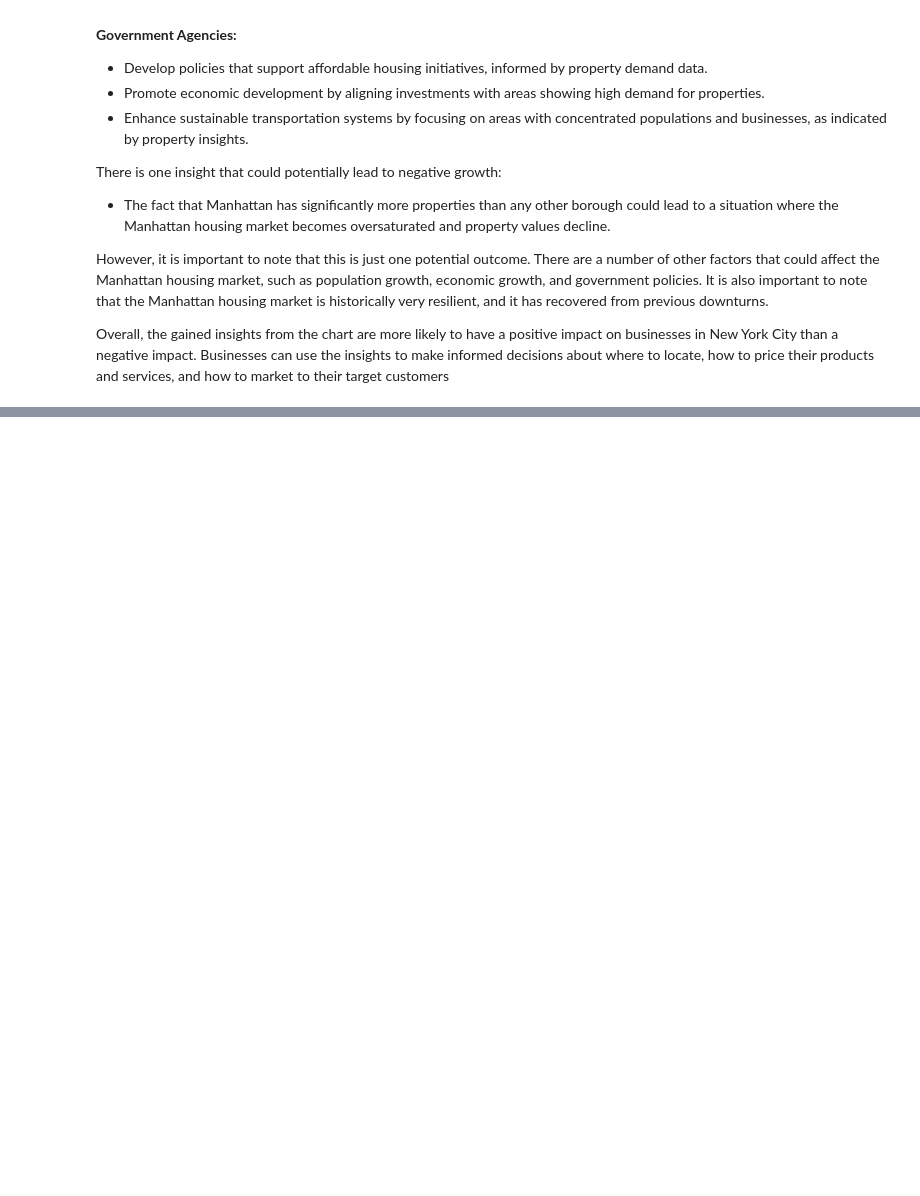
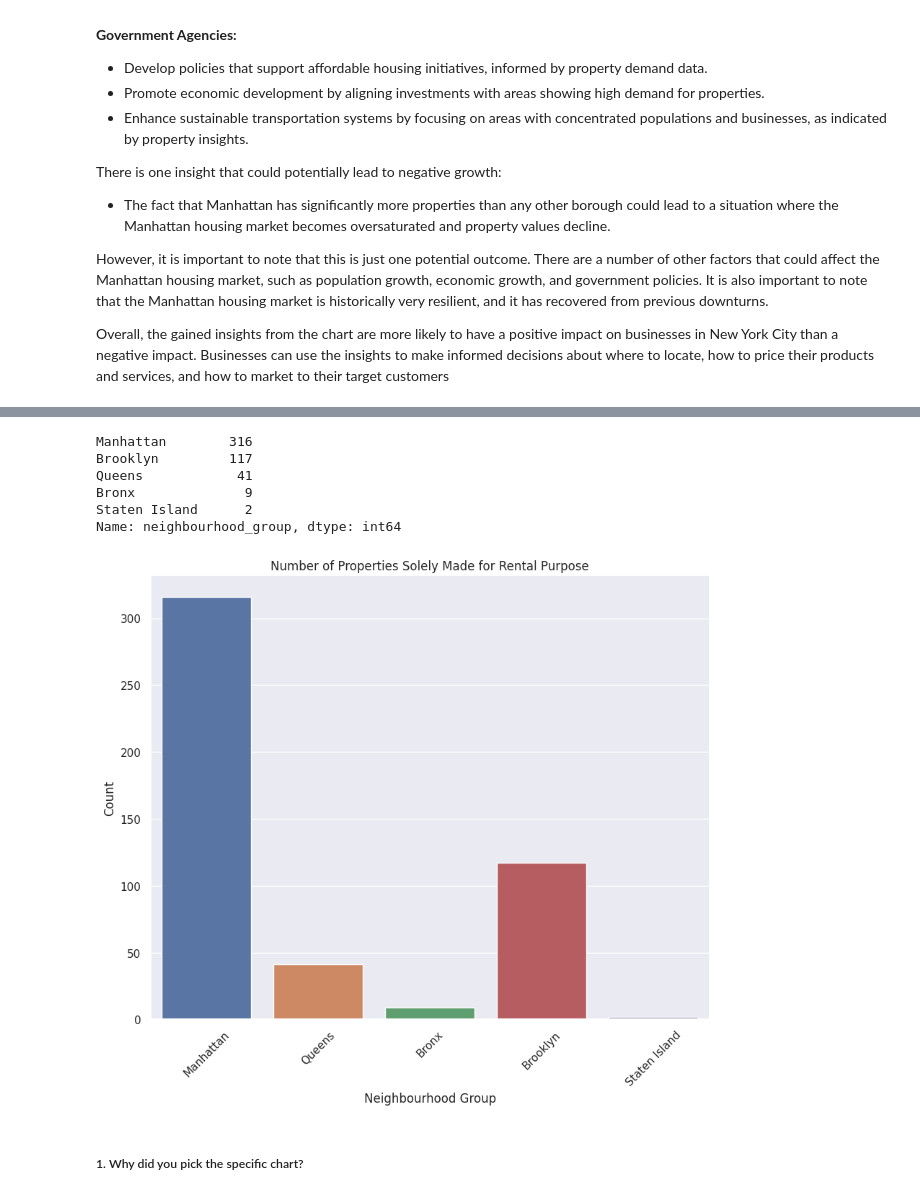
Before and after one commit to tusharrkharkar/project1, a Jupyter notebook: Copy_of_tusharkharkarp1.ipynb, the cells around one changed output, grey strips where cells are left out. Saved outputs shown, nothing was run; the diff lists cells and outputs as text; code cells hidden in the pictures; blank space fills up the shorter version.

```diff
--- a/Copy_of_tusharkharkarp1.ipynb
+++ b/Copy_of_tusharkharkarp1.ipynb
@@ -897,0 +975,10 @@ Overall, the gained insights from the chart are more likely to have a positive i
+# %%
+# Chart - 4 visualization code
+# Filter the DataFrame to find rows where availability is 365 days and room type is 'Entire home/apt'
+renting_purpose = data[(data['availability_365'] == 365) & (data['room_type'] == 'Entire home/apt')]
+
+# Print the shape of the filtered DataFrame
+print(renting_purpose.shape)
+
+# Display the first few rows of the filtered DataFrame
+renting_purpose.head()
@@ -897,0 +993,42 @@ Overall, the gained insights from the chart are more likely to have a positive i
+# %%
+# Count the occurrences of each unique value in the "neighbourhood_group" column within the filtered DataFrame
+neighbourhood_group_counts = renting_purpose['neighbourhood_group'].value_counts()
+
+# Print the counts for each neighbourhood group
+print(neighbourhood_group_counts)
+# %% [output]
+Manhattan        316
+Brooklyn         117
+Queens            41
+Bronx              9
+Staten Island      2
+Name: neighbourhood_group, dtype: int64
+# %%
+
+# Set the figure size for the plot
+sns.set(rc={'figure.figsize': (10, 8)})
+
+# Set the title for the plot
+title = "Number of Properties Solely Made for Rental Purpose"
+
+# Create a countplot to visualize the number of properties by "neighbourhood_group"
+sns.countplot(data=renting_purpose, x="neighbourhood_group")
+
+# Set the title of the plot
+plt.title(title)
+
+# Set the x-axis label
+plt.xlabel("Neighbourhood Group")
+
+# Set the y-axis label
+plt.ylabel('Count')
+
+# Rotate the x-axis labels for better readability
+plt.xticks(rotation=45)
+
+# Show the plot
+plt.show()
+# %% [output]
+[figure, added]
+# %% [markdown]
+##### 1. Why did you pick the specific chart?
```
Also changed, not shown: parts of 17 cells of this notebook.
